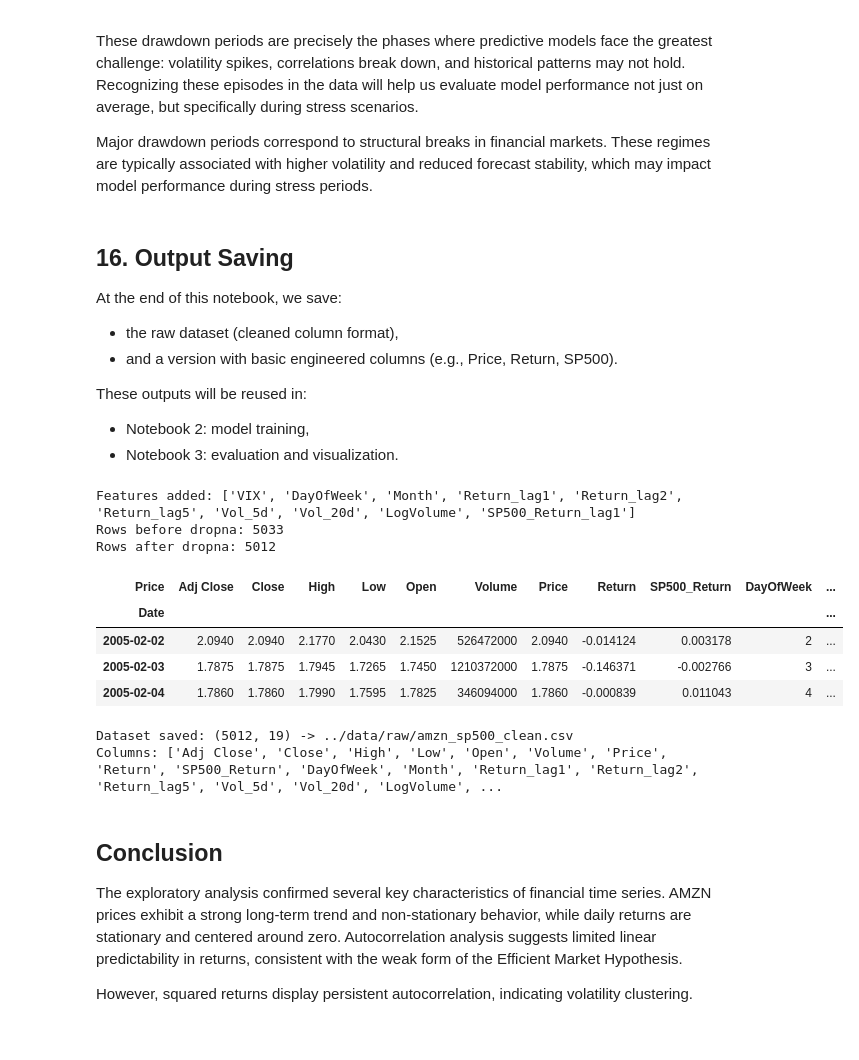
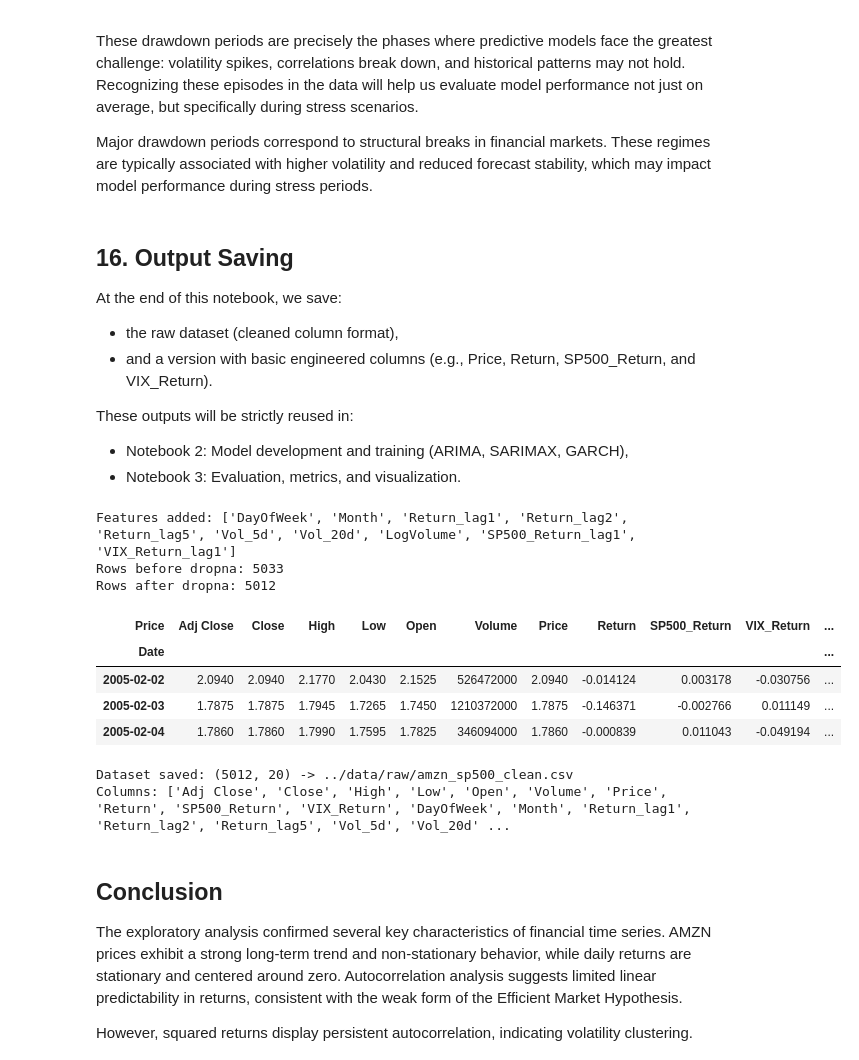
Before and after one commit to EdLac/stock-price-prediction-amazon, a Jupyter notebook: notebooks/01_data_download_and_eda.ipynb, the cells around one changed output. Cells and saved outputs as stored; diff of their text form; code cells hidden in the pictures; blank space fills up the shorter version.

Commit message:
Add VIX feature, fix SARIMAX stationarity and update rolling forecasts

```diff
--- a/notebooks/01_data_download_and_eda.ipynb
+++ b/notebooks/01_data_download_and_eda.ipynb
@@ -115,0 +117,24 @@ vix_close.head()
+# %%
+# Download VIX data
+vix_data = yf.download("^VIX", start="2005-01-01", end="2025-01-01", auto_adjust=False)
+
+# Extract Close price and rename column
+vix_close = vix_data[['Close']].copy()
+vix_close.columns = ['VIX_Close']
+
+# Calculate daily returns (percentage change) to ensure stationarity
+vix_close['VIX_Return'] = vix_close['VIX_Close'].pct_change()
+
+# Drop the first NaN value created by the pct_change() operation
+vix_close = vix_close.dropna()
+
+# Perform the ADF Test on VIX_Return
+print("--- Augmented Dickey-Fuller Test on VIX_Return ---")
+adf_result_vix = adfuller(vix_close['VIX_Return'])
+print(f"ADF Statistic: {adf_result_vix[0]:.4f}")
+print(f"p-value: {adf_result_vix[1]:.4f}")
+
+if adf_result_vix[1] < 0.05:
+    print("Conclusion: The p-value is less than 0.05. We reject the null hypothesis. The 'VIX_Return' series is STATIONARY.")
+else:
+    print("Conclusion: The series is NOT stationary.")
@@ -752,58 +796,58 @@ which may impact model performance during stress periods.
 
 At the end of this notebook, we save:
 - the raw dataset (cleaned column format),
-- and a version with basic engineered columns (e.g., Price, Return, SP500).
+- and a version with basic engineered columns (e.g., Price, Return, SP500_Return, and VIX_Return).
 
-These outputs will be reused in:
-- Notebook 2: model training,
-- Notebook 3: evaluation and visualization.
+These outputs will be strictly reused in:
+- Notebook 2: Model development and training (ARIMA, SARIMAX, GARCH),
+- Notebook 3: Evaluation, metrics, and visualization.
 # %%
 amazon["SP500_Return"] = sp500["Return"].reindex(amazon.index)
+amazon["VIX_Return"]   = vix_close["VIX_Return"].reindex(amazon.index)
 
 # --- Calendar features (from Section 13 EDA) ---
 amazon["DayOfWeek"] = amazon.index.dayofweek          # 0=Monday ... 4=Friday
 amazon["Month"]     = amazon.index.month               # 1=January ... 12=December
 
 # --- Lagged return features (lag>=1 to avoid look-ahead) ---
 amazon["Return_lag1"] = amazon["Return"].shift(1)
 amazon["Return_lag2"] = amazon["Return"].shift(2)
 amazon["Return_lag5"] = amazon["Return"].shift(5)
 
 # --- Rolling volatility features (computed on past data only) ---
 amazon["Vol_5d"]  = amazon["Return"].shift(1).rolling(5).std()
 amazon["Vol_20d"] = amazon["Return"].shift(1).rolling(20).std()
 
 # --- Log-transformed volume ---
 amazon["LogVolume"] = np.log(amazon["Volume"].replace(0, np.nan))
 
-# --- SP500 lagged return ---
+# --- SP500 & VIX lagged returns ---
 amazon["SP500_Return_lag1"] = amazon["SP500_Return"].shift(1)
+amazon["VIX_Return_lag1"]   = amazon["VIX_Return"].shift(1)
 
-# --- the VIX aligned with the Amazon index ---
-amazon["VIX"] = vix_close.reindex(amazon.index)
 
-features = ["VIX","DayOfWeek","Month","Return_lag1","Return_lag2","Return_lag5","Vol_5d","Vol_20d","LogVolume","SP500_Return_lag1"]
+features = ["DayOfWeek","Month","Return_lag1","Return_lag2","Return_lag5","Vol_5d","Vol_20d","LogVolume","SP500_Return_lag1","VIX_Return_lag1"]
 print("Features added:", features)
 print("Rows before dropna:", len(amazon))
 amazon_sp500 = amazon.dropna()
 print("Rows after dropna:", len(amazon_sp500))
 amazon_sp500.head(3)
 # %% [output]
-Features added: ['VIX', 'DayOfWeek', 'Month', 'Return_lag1', 'Return_lag2', 'Return_lag5', 'Vol_5d', 'Vol_20d', 'LogVolume', 'SP500_Return_lag1']
+Features added: ['DayOfWeek', 'Month', 'Return_lag1', 'Return_lag2', 'Return_lag5', 'Vol_5d', 'Vol_20d', 'LogVolume', 'SP500_Return_lag1', 'VIX_Return_lag1']
 Rows before dropna: 5033
 Rows after dropna: 5012
-| Price | Adj Close | Close | High | Low | Open | Volume | Price | Return | SP500_Return | DayOfWeek | ... |
+| Price | Adj Close | Close | High | Low | Open | Volume | Price | Return | SP500_Return | VIX_Return | ... |
 | Date |  |  |  |  |  |  |  |  |  |  | ... |
-| 2005-02-02 | 2.0940 | 2.0940 | 2.1770 | 2.0430 | 2.1525 | 526472000 | 2.0940 | -0.014124 | 0.003178 | 2 | ... |
-| 2005-02-03 | 1.7875 | 1.7875 | 1.7945 | 1.7265 | 1.7450 | 1210372000 | 1.7875 | -0.146371 | -0.002766 | 3 | ... |
-| 2005-02-04 | 1.7860 | 1.7860 | 1.7990 | 1.7595 | 1.7825 | 346094000 | 1.7860 | -0.000839 | 0.011043 | 4 | ... |
+| 2005-02-02 | 2.0940 | 2.0940 | 2.1770 | 2.0430 | 2.1525 | 526472000 | 2.0940 | -0.014124 | 0.003178 | -0.030756 | ... |
+| 2005-02-03 | 1.7875 | 1.7875 | 1.7945 | 1.7265 | 1.7450 | 1210372000 | 1.7875 | -0.146371 | -0.002766 | 0.011149 | ... |
+| 2005-02-04 | 1.7860 | 1.7860 | 1.7990 | 1.7595 | 1.7825 | 346094000 | 1.7860 | -0.000839 | 0.011043 | -0.049194 | ... |
 # %%
 amazon_sp500.to_csv("../data/raw/amzn_sp500_clean.csv")
 print(f"Dataset saved: {amazon_sp500.shape} -> ../data/raw/amzn_sp500_clean.csv")
 print("Columns:", list(amazon_sp500.columns))
 # %% [output]
-Dataset saved: (5012, 19) -> ../data/raw/amzn_sp500_clean.csv
-Columns: ['Adj Close', 'Close', 'High', 'Low', 'Open', 'Volume', 'Price', 'Return', 'SP500_Return', 'DayOfWeek', 'Month', 'Return_lag1', 'Return_lag2', 'Return_lag5', 'Vol_5d', 'Vol_20d', 'LogVolume', ...
+Dataset saved: (5012, 20) -> ../data/raw/amzn_sp500_clean.csv
+Columns: ['Adj Close', 'Close', 'High', 'Low', 'Open', 'Volume', 'Price', 'Return', 'SP500_Return', 'VIX_Return', 'DayOfWeek', 'Month', 'Return_lag1', 'Return_lag2', 'Return_lag5', 'Vol_5d', 'Vol_20d' ...
 # %% [markdown]
 ## Conclusion
 
```
Also changed, not shown: parts of 19 cells of this notebook, 2 other files.
